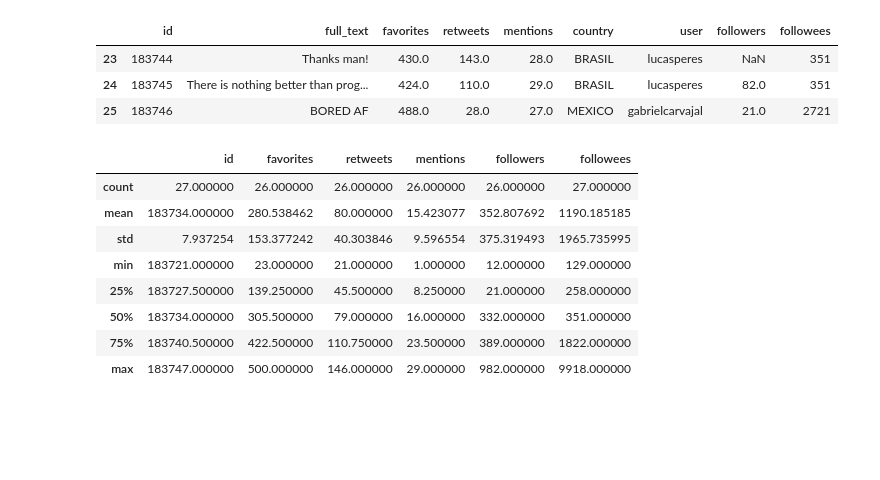
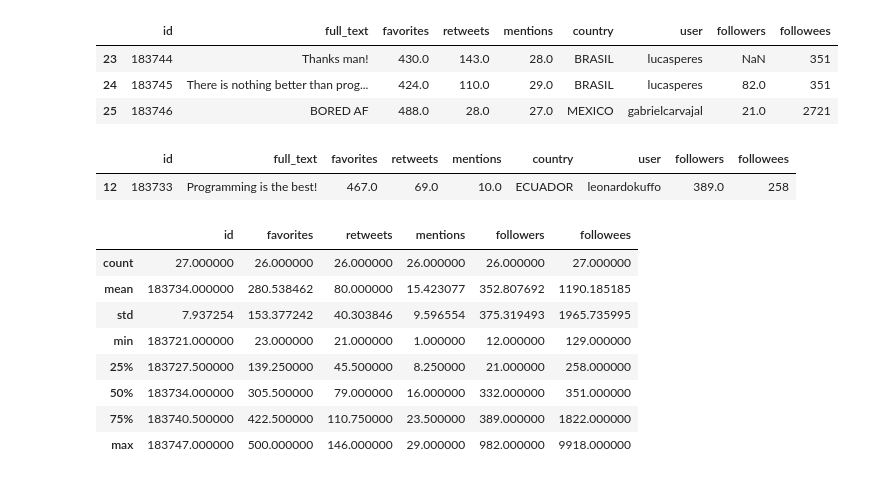
Before and after one commit to jaalzateo-create/IAG344_Jaimealza, a Jupyter notebook: Mision2/Mision2/Epandas/libropandas.ipynb, the cells around one changed output. Cells and saved outputs as stored; diff of their text form; code cells hidden in the pictures; blank space fills up the shorter version.

```diff
--- a/Mision2/Mision2/Epandas/libropandas.ipynb
+++ b/Mision2/Mision2/Epandas/libropandas.ipynb
@@ -90,9 +90,14 @@ df[(df["favorites"]>400) & (df["mentions"]>20)]
 | 24 | 183745 | There is nothing better than prog... | 424.0 | 110.0 | 29.0 | BRASIL | lucasperes | 82.0 | 351 |
 | 25 | 183746 | BORED AF | 488.0 | 28.0 | 27.0 | MEXICO | gabrielcarvajal | 21.0 | 2721 |
 # %%
-#df.loc [9,19]
+dff=df.loc[9:19]
+dff[(dff["favorites"]>400)& (dff["mentions"]>9)]
 #df[df["favorites"]]
 #df[df.loc[9:19],df["favorites"]>400]
+#dff.head(10)
+# %% [output]
+|  | id | full_text | favorites | retweets | mentions | country | user | followers | followees |
+| 12 | 183733 | Programming is the best! | 467.0 | 69.0 | 10.0 | ECUADOR | leonardokuffo | 389.0 | 258 |
 # %%
 df.describe()
 # %% [output]
```
Also changed, not shown: 2 other files.
